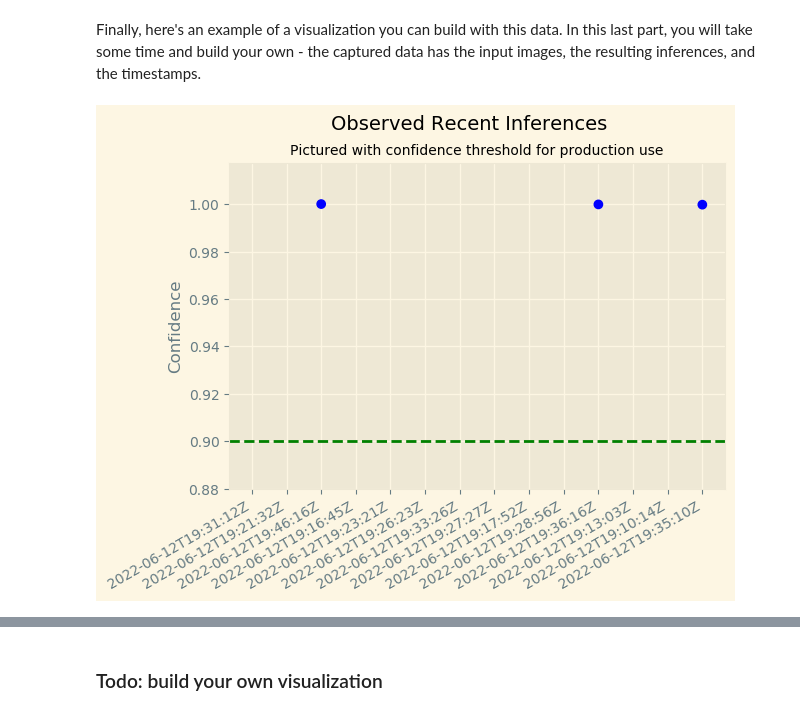
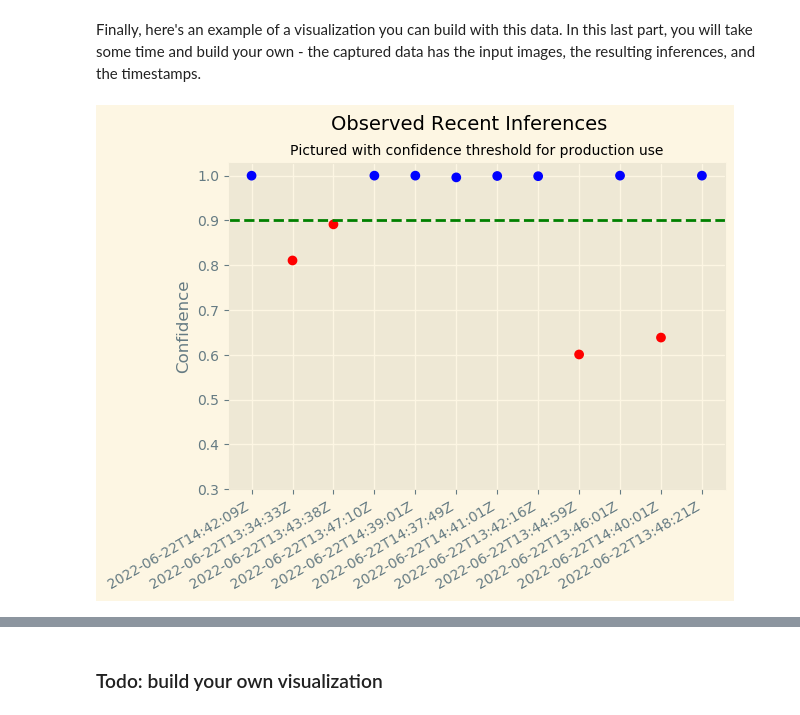
Before and after one commit to maxgabriell/mleng-nd-project-scones-unlimited, a Jupyter notebook: starter.ipynb, the cells around one changed output, grey strips where cells are left out. Drawn from its saved outputs; the diff is of its cells as text; code cells hidden in the pictures.

```diff
--- a/starter.ipynb
+++ b/starter.ipynb
@@ -498,0 +493,3 @@ image-classification-2022-06-12-17-39-54-093
+# %%
+endpoint = img_classifier_model.endpoint_name
+print(endpoint)
@@ -783,8 +817,11 @@ file_handles = os.listdir("./captured_data")
 # Dump all the data into an array
 json_data = []
 for jsonl in file_handles:
-    with jsonlines.open(f"./captured_data/{jsonl}") as f:
-        json_data.append(f.read())
+    try :
+        with jsonlines.open(f"./captured_data/{jsonl}") as f:
+            json_data.append(f.read())
+    except :
+        pass
 # %% [markdown]
 The data should now be a list of dictionaries, with significant nesting. We'll give you an example of some code that grabs data out of the objects and visualizes it:
 # %%
@@ -802,28 +840,30 @@ Finally, here's an example of a visualization you can build with this data. In t
 # %%
 import matplotlib.pyplot as plt
 # Populate the data for the x and y axis
 x = []
 y = []
+z = []
 for obj in json_data:
     inference, timestamp = simple_getter(obj)
-
     y.append(max(inference))
     x.append(timestamp)
-
+    z.append(inference.index(max(inference)))
+z = ['Moto' if x == 1 else 'Bike' for x in z]
 # Todo: here is an visualization example, take some time to build another visual that helps monitor the result
 # Plot the data
-plt.scatter(x, y, c=['r' if k<.94 else 'b' for k in y ])
-plt.axhline(y=0.9, color='g', linestyle='--')
-plt.ylim(bottom=.88)
+thresh = .9
+plt.scatter(x, y, c=['r' if k<thresh else 'b' for k in y ])
+plt.axhline(y=thresh, color='g', linestyle='--')
+plt.ylim(bottom=.3)
 
 # Add labels
 plt.ylabel("Confidence")
 plt.suptitle("Observed Recent Inferences", size=14)
 plt.title("Pictured with confidence threshold for production use", size=10)
 
 # Give it some pizzaz!
 plt.style.use("Solarize_Light2")
 plt.gcf().autofmt_xdate()
 plt.show()
 # %% [output]
-[figure, old version]
+[figure, new version]
```
Also changed, not shown: parts of 8 cells of this notebook, 6 other files.
